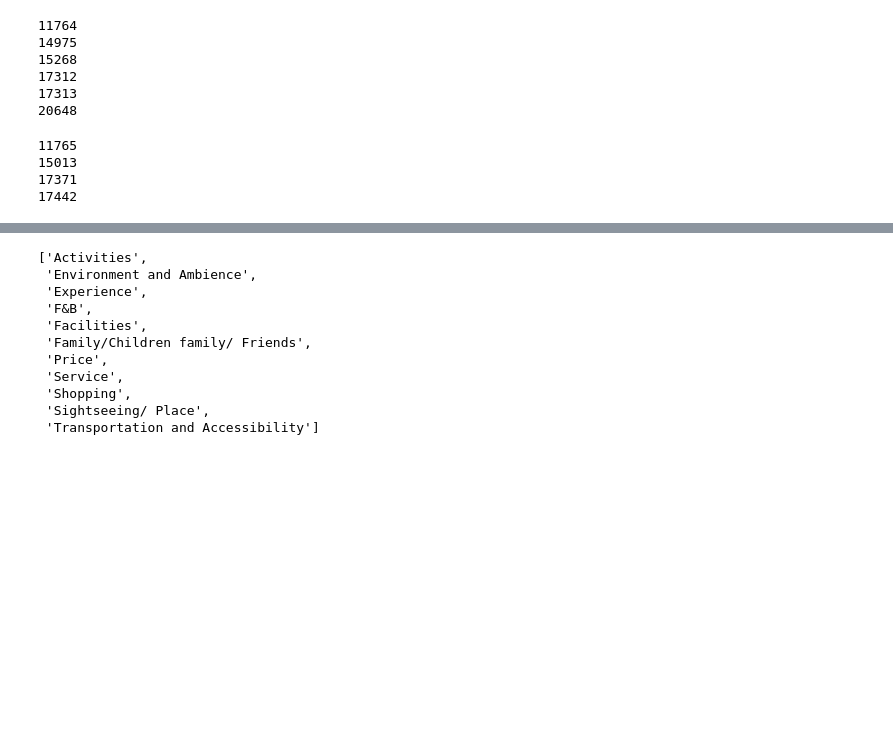
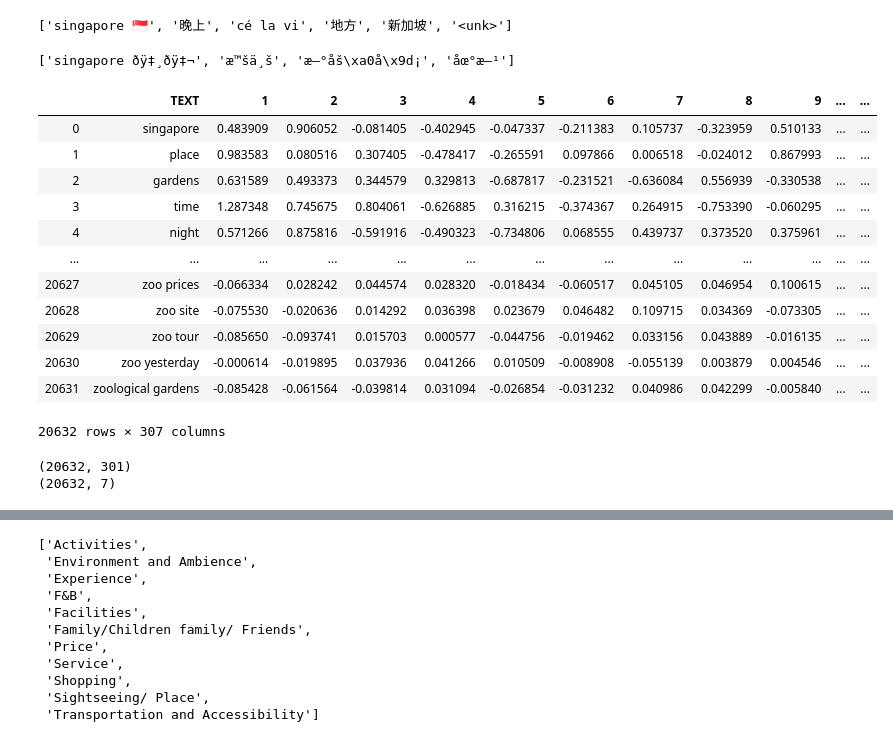
Before and after one commit to Pudgilicious/STB_social_media, a Jupyter notebook: experimentation/yifei_experiment/GloVe/distances.ipynb, the cells around one changed output, grey strips where cells are left out. Drawn from its saved outputs; the diff is of its cells as text; code cells hidden in the pictures; blank space fills up the shorter version.

```diff
--- a/experimentation/yifei_experiment/GloVe/distances.ipynb
+++ b/experimentation/yifei_experiment/GloVe/distances.ipynb
@@ -58,25 +60,53 @@ ibm_keywords_list = list(keywords_df['TEXT'])
 # %%
 ## Index of GloVe keywords not in IBM keyword list
+vectors_to_drop = []
 for keyword in vectors_keywords_list:
     if keyword not in ibm_keywords_list:
-        print(vectors_keywords_list.index(keyword))
+        vectors_to_drop.append(keyword)
+
+vectors_to_drop
 # %% [output]
-11764
-14975
-15268
-17312
-17313
-20648
+['singapore 🇸🇬', '晚上', 'cé la vi', '地方', '新加坡', '<unk>']
 # %%
 ## Index of IBM keywords not in GloVe keyword list
+keywords_to_drop = []
 for keyword in ibm_keywords_list:
     if keyword not in vectors_keywords_list:
-        print(ibm_keywords_list.index(keyword))
+        keywords_to_drop.append(keyword)
+
+keywords_to_drop
 # %% [output]
-11765
-15013
-17371
-17442
+['singapore ðÿ‡¸ðÿ‡¬', 'æ™šä¸š', 'æ–°åš\xa0å\x9d¡', 'åœ°æ–¹']
+# %%
+## Inner join the DFs to ensure identical row order
+
+joint_df = vectors_df.merge(keywords_df)
+joint_df
+# %% [output]
+|  | TEXT | 1 | 2 | 3 | 4 | 5 | 6 | 7 | 8 | 9 | ... | ... |
+| 0 | singapore | 0.483909 | 0.906052 | -0.081405 | -0.402945 | -0.047337 | -0.211383 | 0.105737 | -0.323959 | 0.510133 | ... | ... |
+| 1 | place | 0.983583 | 0.080516 | 0.307405 | -0.478417 | -0.265591 | 0.097866 | 0.006518 | -0.024012 | 0.867993 | ... | ... |
+| 2 | gardens | 0.631589 | 0.493373 | 0.344579 | 0.329813 | -0.687817 | -0.231521 | -0.636084 | 0.556939 | -0.330538 | ... | ... |
+| 3 | time | 1.287348 | 0.745675 | 0.804061 | -0.626885 | 0.316215 | -0.374367 | 0.264915 | -0.753390 | -0.060295 | ... | ... |
+| 4 | night | 0.571266 | 0.875816 | -0.591916 | -0.490323 | -0.734806 | 0.068555 | 0.439737 | 0.373520 | 0.375961 | ... | ... |
+| ... | ... | ... | ... | ... | ... | ... | ... | ... | ... | ... | ... | ... |
+| 20627 | zoo prices | -0.066334 | 0.028242 | 0.044574 | 0.028320 | -0.018434 | -0.060517 | 0.045105 | 0.046954 | 0.100615 | ... | ... |
+| 20628 | zoo site | -0.075530 | -0.020636 | 0.014292 | 0.036398 | 0.023679 | 0.046482 | 0.109715 | 0.034369 | -0.073305 | ... | ... |
+| 20629 | zoo tour | -0.085650 | -0.093741 | 0.015703 | 0.000577 | -0.044756 | -0.019462 | 0.033156 | 0.043889 | -0.016135 | ... | ... |
+| 20630 | zoo yesterday | -0.000614 | -0.019895 | 0.037936 | 0.041266 | 0.010509 | -0.008908 | -0.055139 | 0.003879 | 0.004546 | ... | ... |
+| 20631 | zoological gardens | -0.085428 | -0.061564 | -0.039814 | 0.031094 | -0.026854 | -0.031232 | 0.040986 | 0.042299 | -0.005840 | ... | ... |
+20632 rows × 307 columns
+# %%
+vectors_df = joint_df.iloc[:, :vectors_df.shape[1]]
+
+keywords_df = joint_df.iloc[:, vectors_df.shape[1]:]
+keywords_df['TEXT'] = vectors_df.TEXT
+
+print(vectors_df.shape)
+print(keywords_df.shape)
+# %% [output]
+(20632, 301)
+(20632, 7)
 # %%
 matrix = vectors_df.iloc[:, 1:].values
 matrix.shape
```
Also changed, not shown: parts of 11 cells of this notebook, 1 other file.
